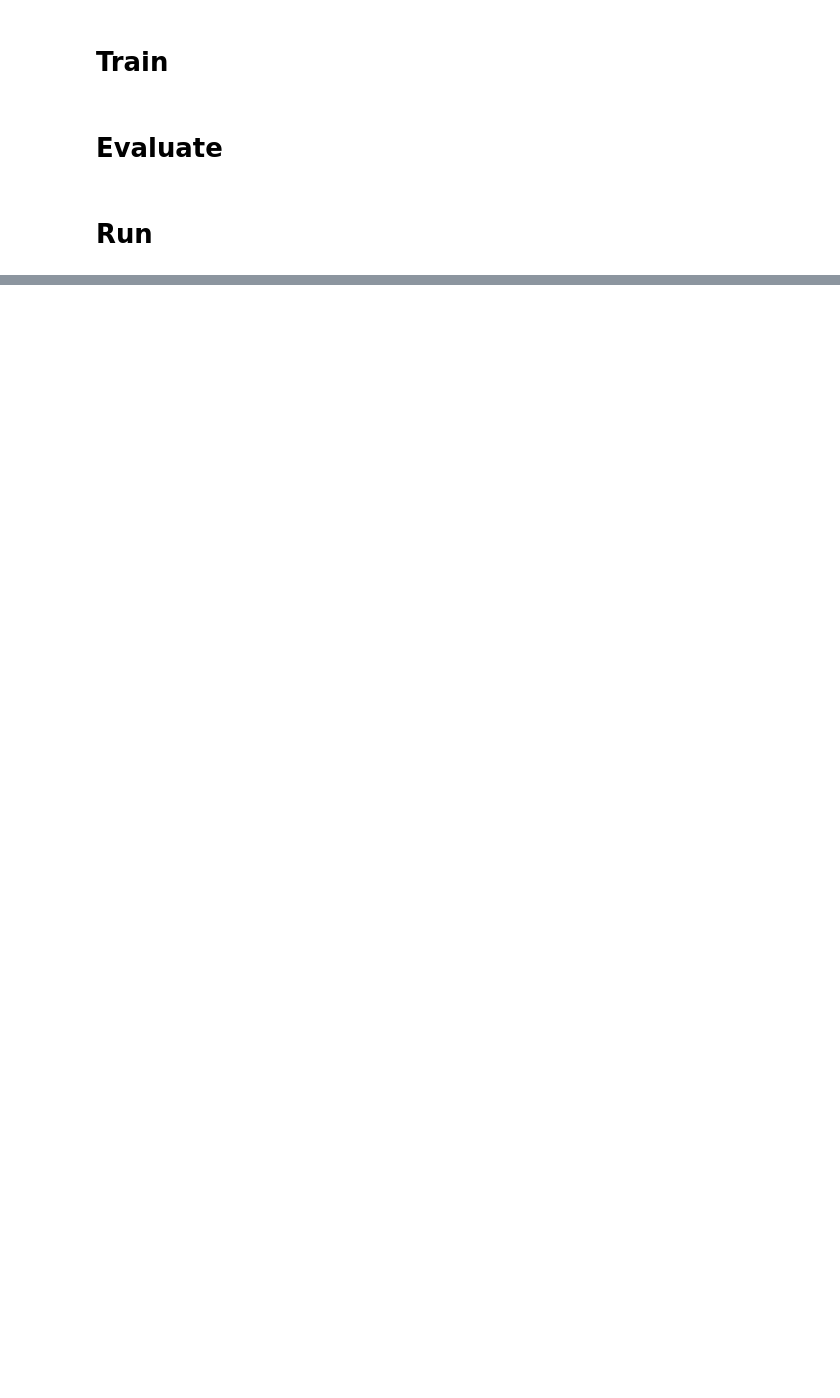
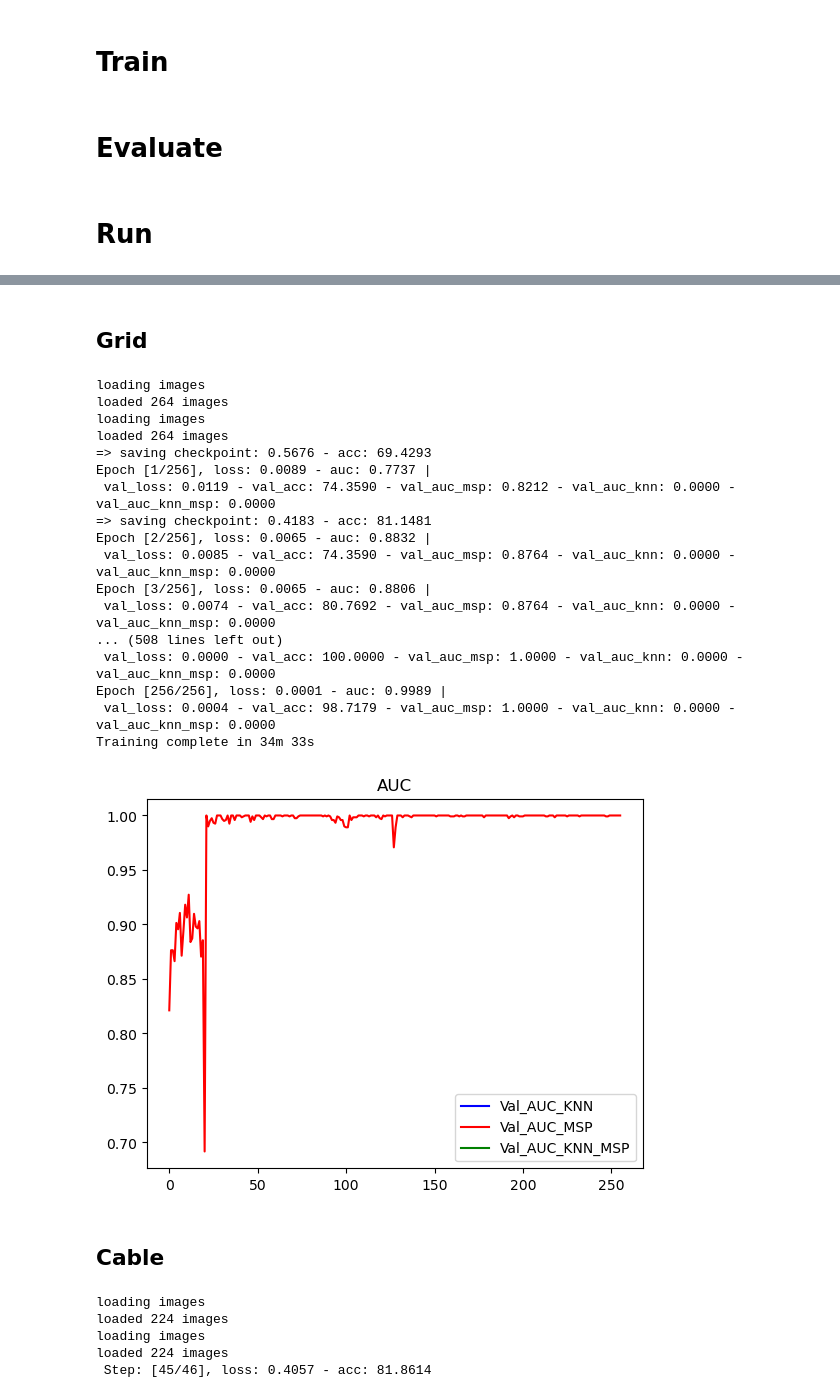
Before and after one commit to yaldashbz/pytorch-cutpaste, a Jupyter notebook: cutpaste_train.ipynb, the cells around one changed output, grey strips where cells are left out. Cells and saved outputs as stored; diff of their text form; code cells hidden in the pictures; blank space fills up the shorter version.

```diff
--- a/cutpaste_train.ipynb
+++ b/cutpaste_train.ipynb
@@ -99,0 +111,2 @@ test_dataloader = DataLoader(test_ds, batch_size=args.batch_size, shuffle=False,
+# %%
+train_dataloader, train_dataloader_normal, test_dataloader = get_dataloaders(args)
@@ -392,3 +424,40 @@ def plot_metrics(val_auc_knn, val_auc, val_auc_knn_msp):
     plt.title('AUC')
     plt.legend()
     plt.show()
+# %%
+def run(args):
+    train_dataloader, train_dataloader_normal, test_dataloader = get_dataloaders(args)
+    device = 'cuda' if torch.cuda.is_available() else 'cpu'
+
+    head_layers = [512]*args.head_layer+[128]
+    num_classes = 2 if args.cutpate_type is not CutPaste3Way else 3
+    model = ProjectionNet(pretrained=args.pretrained, head_layers=head_layers, num_classes=num_classes)
+    model.to(device)
+
+    if args.freeze_net > 0 and args.pretrained:
+        model.freeze_resnet()
+
+    weight_decay = 0.00003
+    momentum = 0.9
+
+
+    loss_fn = torch.nn.CrossEntropyLoss()
+    if args.optim == "sgd":
+        optimizer = optim.SGD(model.parameters(), lr=args.learninig_rate, momentum=momentum,  weight_decay=weight_decay)
+        scheduler = CosineAnnealingWarmRestarts(optimizer, args.epochs)
+        #scheduler = None
+    elif args.optim == "adam":
+        optimizer = optim.Adam(model.parameters(), lr=args.learninig_rate, weight_decay=weight_decay)
+        scheduler = None
+
+    history = fit(
+        model=model,
+        train_dl=train_dataloader,
+        valid_dl=test_dataloader,
+        train_loader_normal=train_dataloader_normal,
+        loss_fn=loss_fn, optimizer=optimizer,
+        num_epochs=args.epochs, device=device,
+        scheduler=scheduler,
+        checkpoint_path=f'../models/model_{args.data_type}' + '_{date:%Y-%m-%d_%H_%M_%S}'.format(date=datetime.datetime.now())
+    )
+    plot_metrics(history["val_auces_knn"], history["val_auces"], history["val_auces_msp_knn"])
@@ -423,0 +496,35 @@ Epoch [12/256], loss: 0.0059 - auc: 0.8666 |
+# %% [markdown]
+## Grid
+# %%
+args.data_type = 'grid'
+run(args)
+# %% [output]
+loading images
+loaded 264 images
+loading images
+loaded 264 images
+=> saving checkpoint: 0.5676 - acc: 69.4293
+Epoch [1/256], loss: 0.0089 - auc: 0.7737 |
+ val_loss: 0.0119 - val_acc: 74.3590 - val_auc_msp: 0.8212 - val_auc_knn: 0.0000 - val_auc_knn_msp: 0.0000
+=> saving checkpoint: 0.4183 - acc: 81.1481
+Epoch [2/256], loss: 0.0065 - auc: 0.8832 |
+ val_loss: 0.0085 - val_acc: 74.3590 - val_auc_msp: 0.8764 - val_auc_knn: 0.0000 - val_auc_knn_msp: 0.0000
+Epoch [3/256], loss: 0.0065 - auc: 0.8806 |
+ val_loss: 0.0074 - val_acc: 80.7692 - val_auc_msp: 0.8764 - val_auc_knn: 0.0000 - val_auc_knn_msp: 0.0000
+... (508 lines left out)
+ val_loss: 0.0000 - val_acc: 100.0000 - val_auc_msp: 1.0000 - val_auc_knn: 0.0000 - val_auc_knn_msp: 0.0000
+Epoch [256/256], loss: 0.0001 - auc: 0.9989 |
+ val_loss: 0.0004 - val_acc: 98.7179 - val_auc_msp: 1.0000 - val_auc_knn: 0.0000 - val_auc_knn_msp: 0.0000
+Training complete in 34m 33s
+[figure, added]
+# %% [markdown]
+## Cable
+# %%
+args.data_type = 'cable'
+run(args)
+# %% [output]
+loading images
+loaded 224 images
+loading images
+loaded 224 images
+ Step: [45/46], loss: 0.4057 - acc: 81.8614
```
Also changed, not shown: parts of 22 cells of this notebook.
